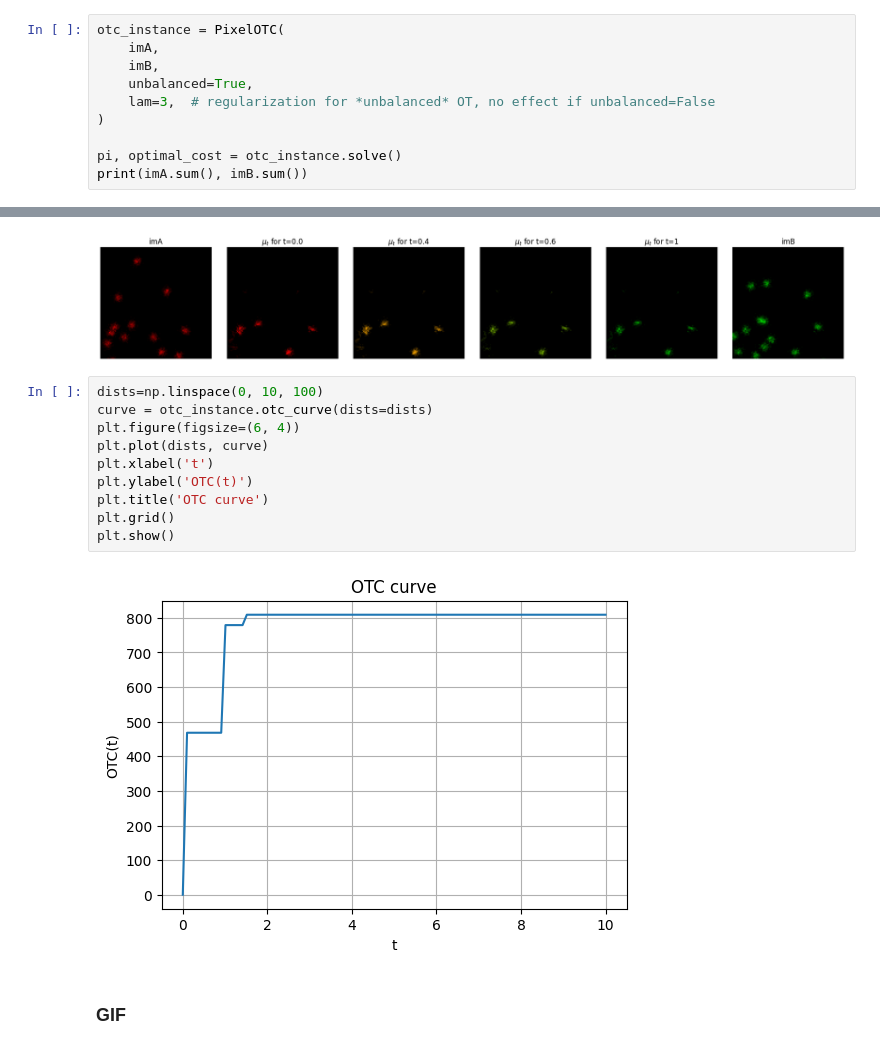
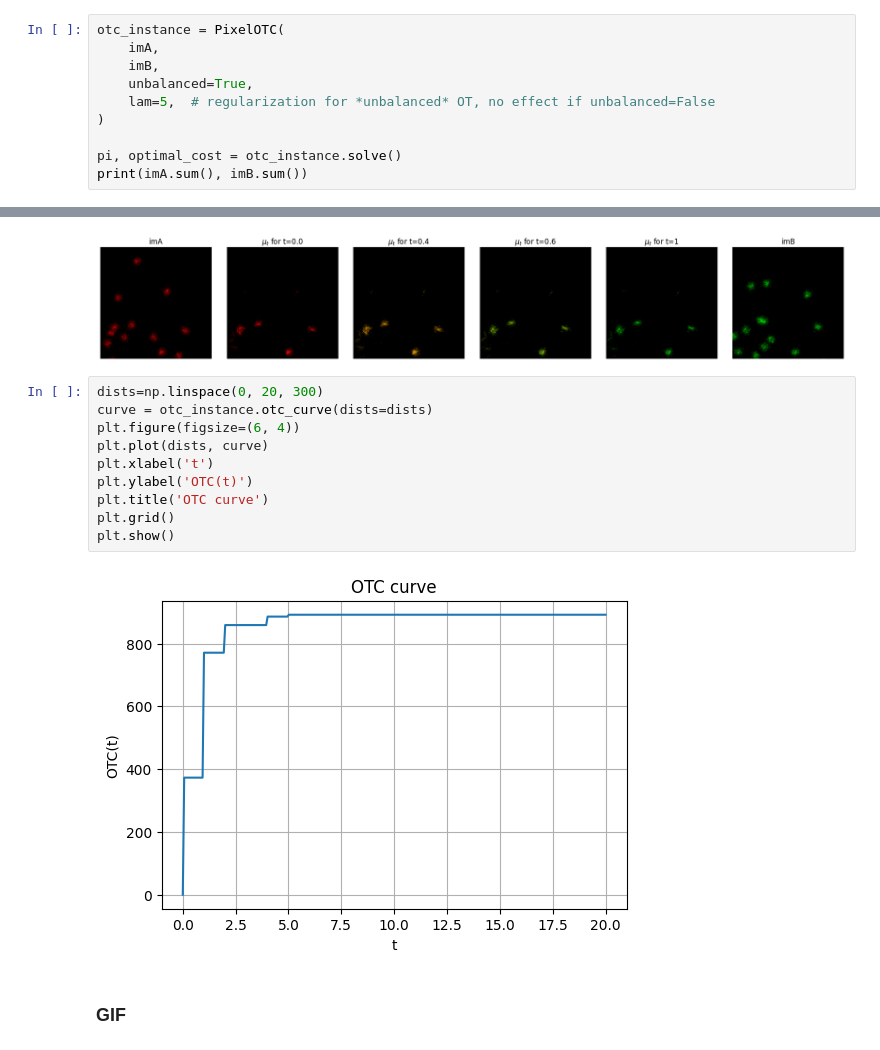
Before and after one commit to thesang-nguyen/PixelOTC, a Jupyter notebook: example_PixelOTC.ipynb, the cells around one changed output, grey strips where cells are left out. Cells and saved outputs as stored; diff of their text form.

Commit message:
curve flattens at lambda=5

```diff
--- a/example_PixelOTC.ipynb
+++ b/example_PixelOTC.ipynb
@@ -54,7 +54,7 @@ otc_instance = PixelOTC(
     imA,
     imB,
     unbalanced=True,
-    lam=3,  # regularization for *unbalanced* OT, no effect if unbalanced=False
+    lam=5,  # regularization for *unbalanced* OT, no effect if unbalanced=False
 )
 
 pi, optimal_cost = otc_instance.solve()
@@ -66,17 +66,17 @@ otc_instance.plot(ts=[0.0, 0.4, 0.6, 1])
 # %% [output]
 [figure]
 # %%
-dists=np.linspace(0, 10, 100)
+dists=np.linspace(0, 20, 300)
 curve = otc_instance.otc_curve(dists=dists)
 plt.figure(figsize=(6, 4))
 plt.plot(dists, curve)
 plt.xlabel('t')
 plt.ylabel('OTC(t)')
 plt.title('OTC curve')
 plt.grid()
 plt.show()
 # %% [output]
-[figure, old version]
+[figure, new version]
 # %% [markdown]
 ### GIF
 # %%
```
